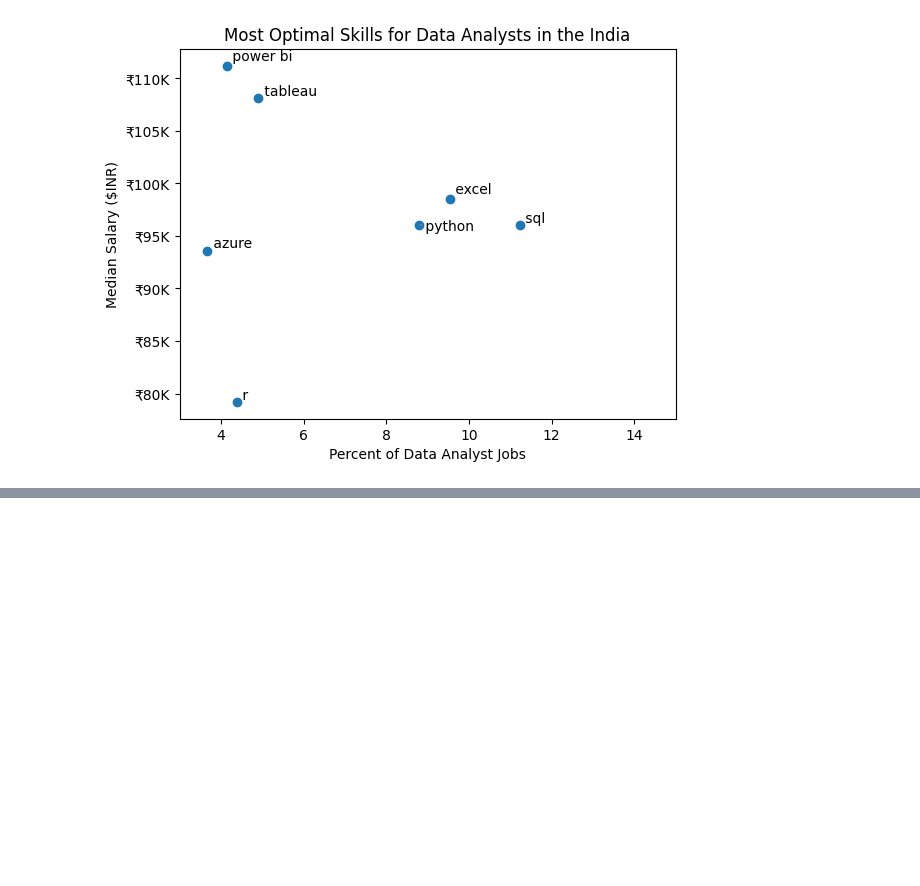
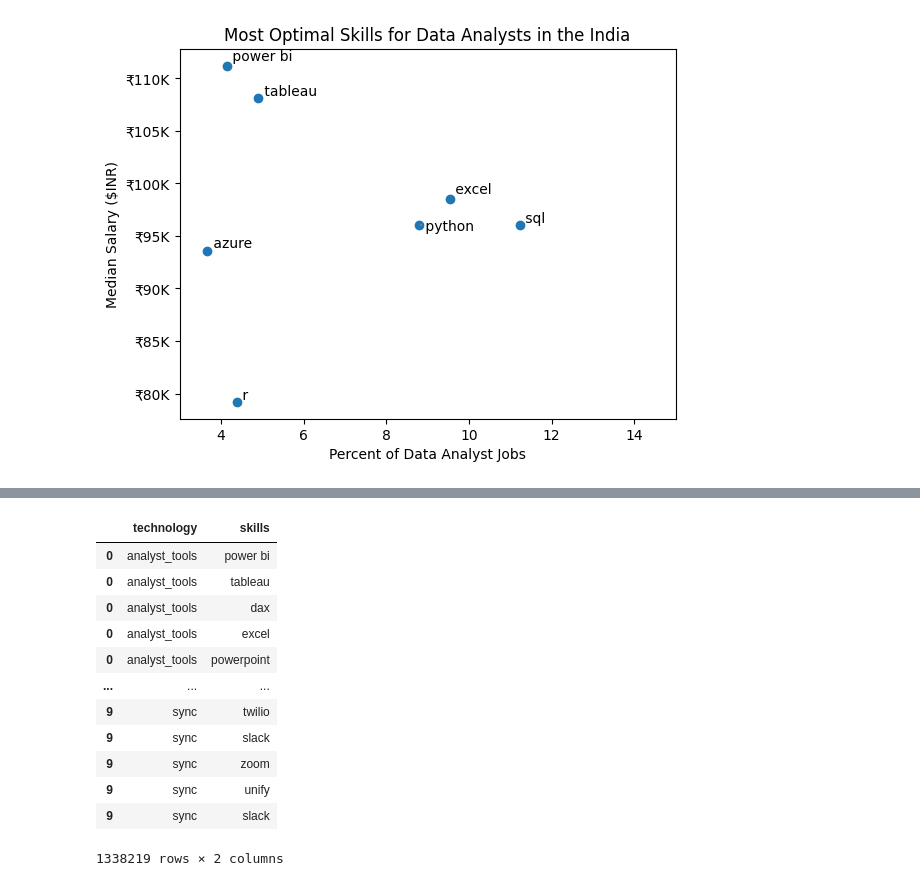
Before and after one commit to Mugil1410/Data-analysis-with-python, a Jupyter notebook: 3_Project/Optimal_Skills.ipynb, the cells around one changed output, grey strips where cells are left out. Saved outputs shown, nothing was run; the diff lists cells and outputs as text; code cells hidden in the pictures; blank space fills up the shorter version.

```diff
--- a/3_Project/Optimal_Skills.ipynb
+++ b/3_Project/Optimal_Skills.ipynb
@@ -102,0 +134,21 @@ plt.show()
+# %%
+# turn dictionary into dataframe
+df_technology = pd.DataFrame(
+    technology_dict.items(), columns=['technology', 'skills']
+)
+df_technology = df_technology.explode('skills')
+df_technology
+# %% [output]
+|  | technology | skills |
+| 0 | analyst_tools | power bi |
+| 0 | analyst_tools | tableau |
+| 0 | analyst_tools | dax |
+| 0 | analyst_tools | excel |
+| 0 | analyst_tools | powerpoint |
+| ... | ... | ... |
+| 9 | sync | twilio |
+| 9 | sync | slack |
+| 9 | sync | zoom |
+| 9 | sync | unify |
+| 9 | sync | slack |
+1338219 rows × 2 columns
```
Also changed, not shown: parts of 6 cells of this notebook.
